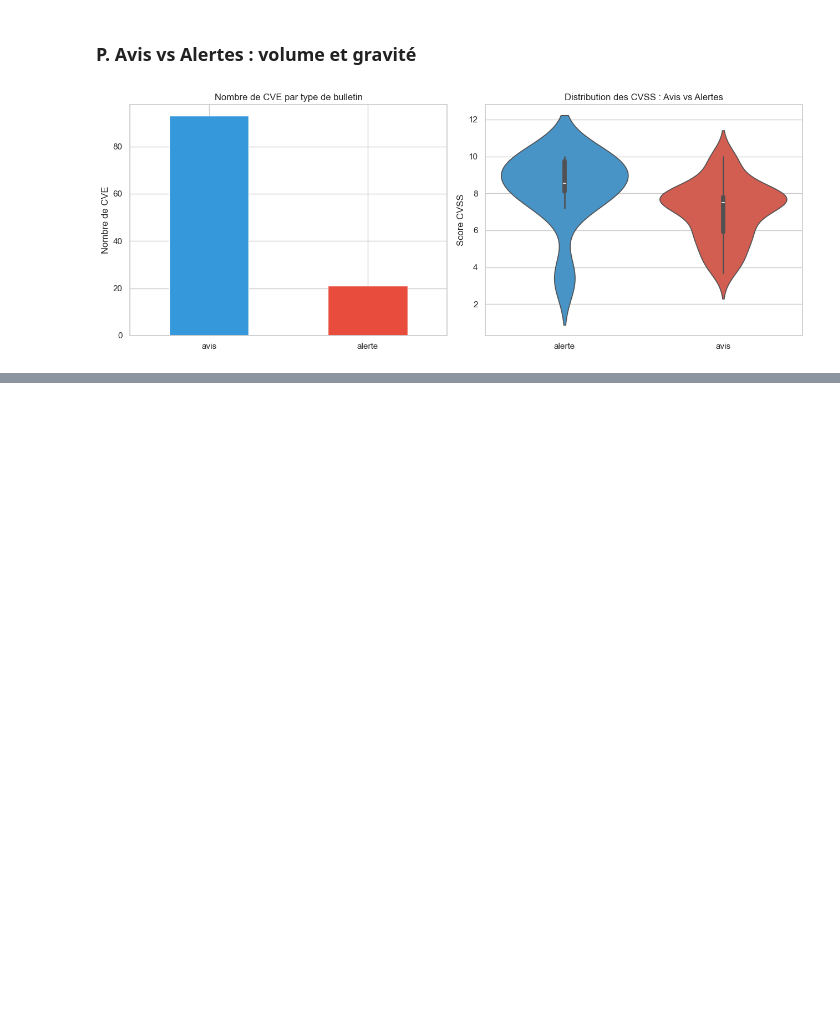
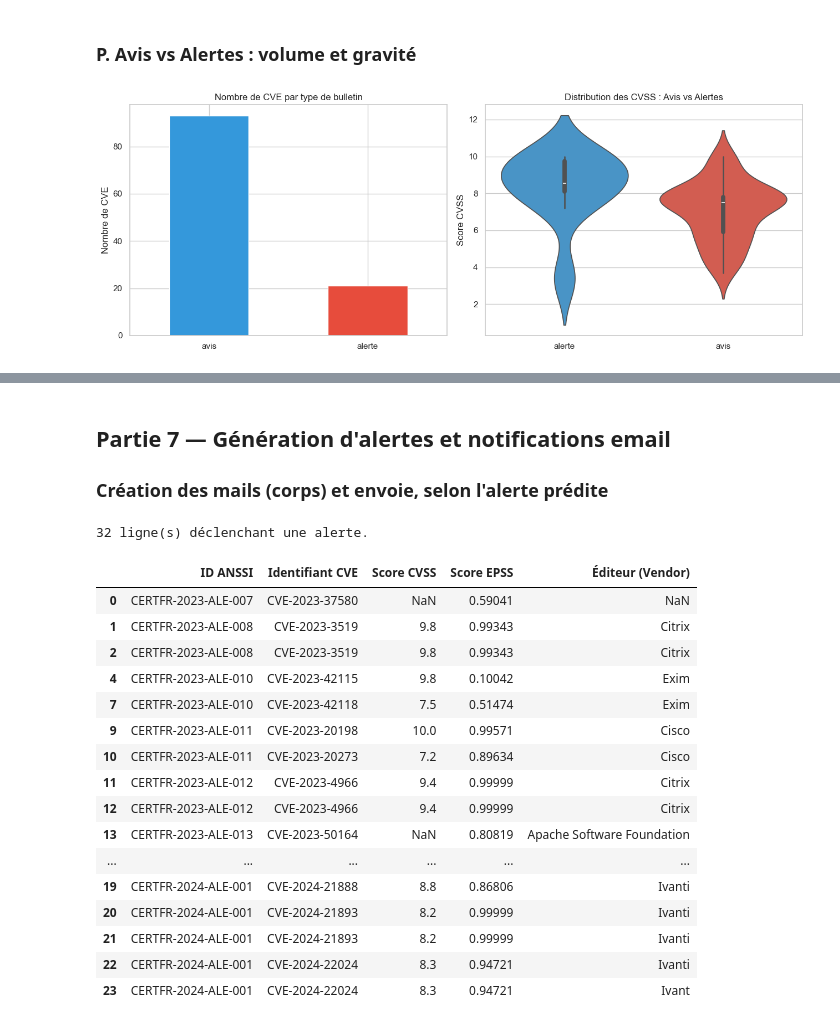
Before and after one commit to JeanKevin56/FR-ALERT, a Jupyter notebook: fonctions_extractions.ipynb, the cells around one changed output, grey strips where cells are left out. Cells and saved outputs as stored; diff of their text form; code cells hidden in the pictures; blank space fills up the shorter version.

```diff
--- a/fonctions_extractions.ipynb
+++ b/fonctions_extractions.ipynb
@@ -932,0 +1400,54 @@ plt.tight_layout(); plt.show()
+# %% [markdown]
+## Partie 7 — Génération d'alertes et notifications email
+
+### Création des mails (corps) et envoie, selon l'alerte prédite
+# %%
+# =============================================================
+# 7A — Sélection des vulnérabilités à signaler
+# =============================================================
+# On part du DataFrame consolidé (df), nettoyé comme en partie 5.
+# Critères d'alerte (ajustables) : CVSS élevé OU EPSS élevé.
+
+import pandas as pd
+
+# Sécurité : on s'assure que les scores sont numériques
+df["Score CVSS"] = pd.to_numeric(df["Score CVSS"], errors="coerce")
+df["Score EPSS"] = pd.to_numeric(df["Score EPSS"], errors="coerce")
+
+# Seuils d'alerte (à ajuster selon ta politique de risque)
+SEUIL_CVSS = 9.0    # critique
+SEUIL_EPSS = 0.5    # forte probabilité d'exploitation
+
+def selectionner_alertes(df, seuil_cvss=SEUIL_CVSS, seuil_epss=SEUIL_EPSS):
+    """Retourne les lignes jugées critiques selon CVSS ou EPSS."""
+    masque = (df["Score CVSS"] >= seuil_cvss) | (df["Score EPSS"] >= seuil_epss)
+    # --- POINT D'EXTENSION ML ---
+    # Si tes amis ajoutent une colonne de prédiction, décommente / adapte :
+    # if "Criticité prédite" in df.columns:
+    #     masque = masque | (df["Criticité prédite"] == "Critique")
+    # if "EPSS prédit" in df.columns:
+    #     masque = masque | (df["EPSS prédit"] >= seuil_epss)
+    return df[masque].copy()
+
+alertes = selectionner_alertes(df)
+print(f"{len(alertes)} ligne(s) déclenchant une alerte.")
+alertes[["ID ANSSI", "Identifiant CVE", "Score CVSS", "Score EPSS", "Éditeur (Vendor)"]].head(20)
+# %% [output]
+32 ligne(s) déclenchant une alerte.
+|  | ID ANSSI | Identifiant CVE | Score CVSS | Score EPSS | Éditeur (Vendor) |
+| 0 | CERTFR-2023-ALE-007 | CVE-2023-37580 | NaN | 0.59041 | NaN |
+| 1 | CERTFR-2023-ALE-008 | CVE-2023-3519 | 9.8 | 0.99343 | Citrix |
+| 2 | CERTFR-2023-ALE-008 | CVE-2023-3519 | 9.8 | 0.99343 | Citrix |
+| 4 | CERTFR-2023-ALE-010 | CVE-2023-42115 | 9.8 | 0.10042 | Exim |
+| 7 | CERTFR-2023-ALE-010 | CVE-2023-42118 | 7.5 | 0.51474 | Exim |
+| 9 | CERTFR-2023-ALE-011 | CVE-2023-20198 | 10.0 | 0.99571 | Cisco |
+| 10 | CERTFR-2023-ALE-011 | CVE-2023-20273 | 7.2 | 0.89634 | Cisco |
+| 11 | CERTFR-2023-ALE-012 | CVE-2023-4966 | 9.4 | 0.99999 | Citrix |
+| 12 | CERTFR-2023-ALE-012 | CVE-2023-4966 | 9.4 | 0.99999 | Citrix |
+| 13 | CERTFR-2023-ALE-013 | CVE-2023-50164 | NaN | 0.80819 | Apache Software Foundation |
+| ... | ... | ... | ... | ... | ... |
+| 19 | CERTFR-2024-ALE-001 | CVE-2024-21888 | 8.8 | 0.86806 | Ivanti |
+| 20 | CERTFR-2024-ALE-001 | CVE-2024-21893 | 8.2 | 0.99999 | Ivanti |
+| 21 | CERTFR-2024-ALE-001 | CVE-2024-21893 | 8.2 | 0.99999 | Ivanti |
+| 22 | CERTFR-2024-ALE-001 | CVE-2024-22024 | 8.3 | 0.94721 | Ivanti |
+| 23 | CERTFR-2024-ALE-001 | CVE-2024-22024 | 8.3 | 0.94721 | Ivant |
```
Also changed, not shown: parts of 11 cells of this notebook.
